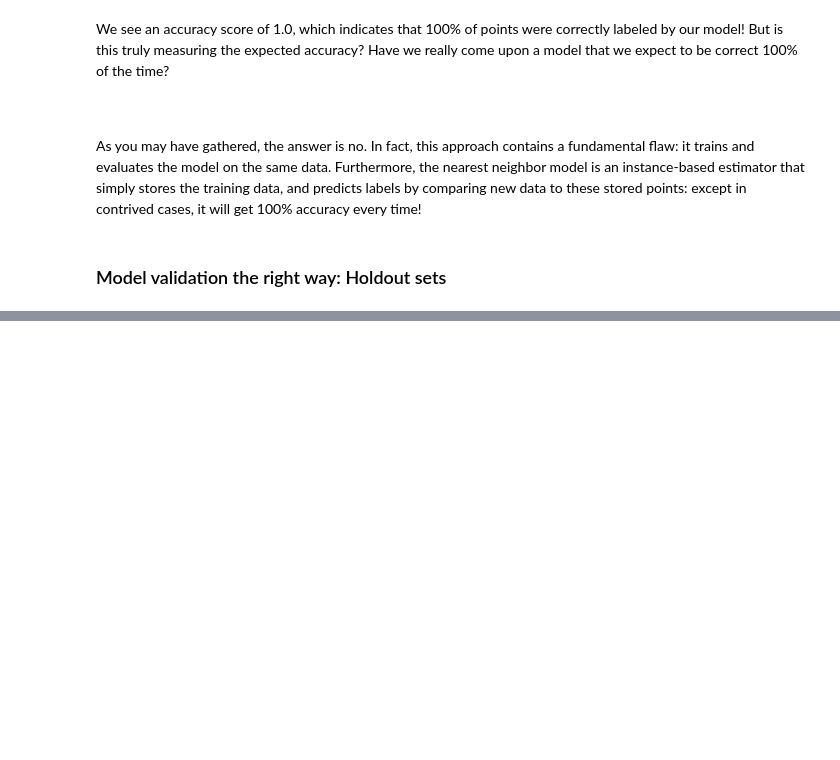
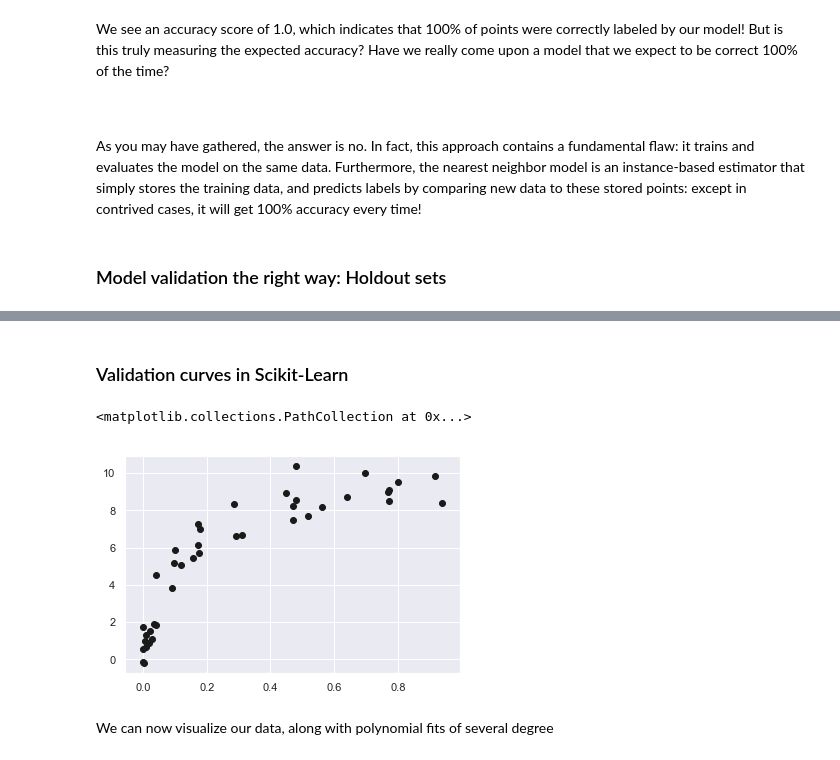
Before and after one commit to sushtend/100-days-of-ml-code, a Jupyter notebook: code/ml/regression/In Depth Linear Regression.ipynb, the cells around one changed output, grey strips where cells are left out. Saved outputs shown, nothing was run; the diff lists cells and outputs as text; code cells hidden in the pictures; blank space fills up the shorter version.

```diff
--- a/code/ml/regression/In Depth Linear Regression.ipynb
+++ b/code/ml/regression/In Depth Linear Regression.ipynb
@@ -274,0 +336,2 @@ We see an accuracy score of 1.0, which indicates that 100% of points were correc
+# %% [markdown]
+### Validation curves in Scikit-Learn
@@ -274,0 +345,18 @@ We see an accuracy score of 1.0, which indicates that 100% of points were correc
+# %%
+def make_data(N, err=1.0, rseed=1):
+    # randomly sample the data
+    rng = np.random.RandomState(rseed)
+    X = rng.rand(N, 1) ** 2
+    y = 10 - 1. / (X.ravel() + 0.1)
+    if err > 0:
+        y += err * rng.randn(N)
+    return X, y
+
+X, y = make_data(40)
+# %%
+plt.scatter(X,y,color="K")
+# %% [output]
+<matplotlib.collections.PathCollection at 0x...>
+[figure, added]
+# %% [markdown]
+We can now visualize our data, along with polynomial fits of several degree
```
Also changed, not shown: parts of 37 cells of this notebook.
